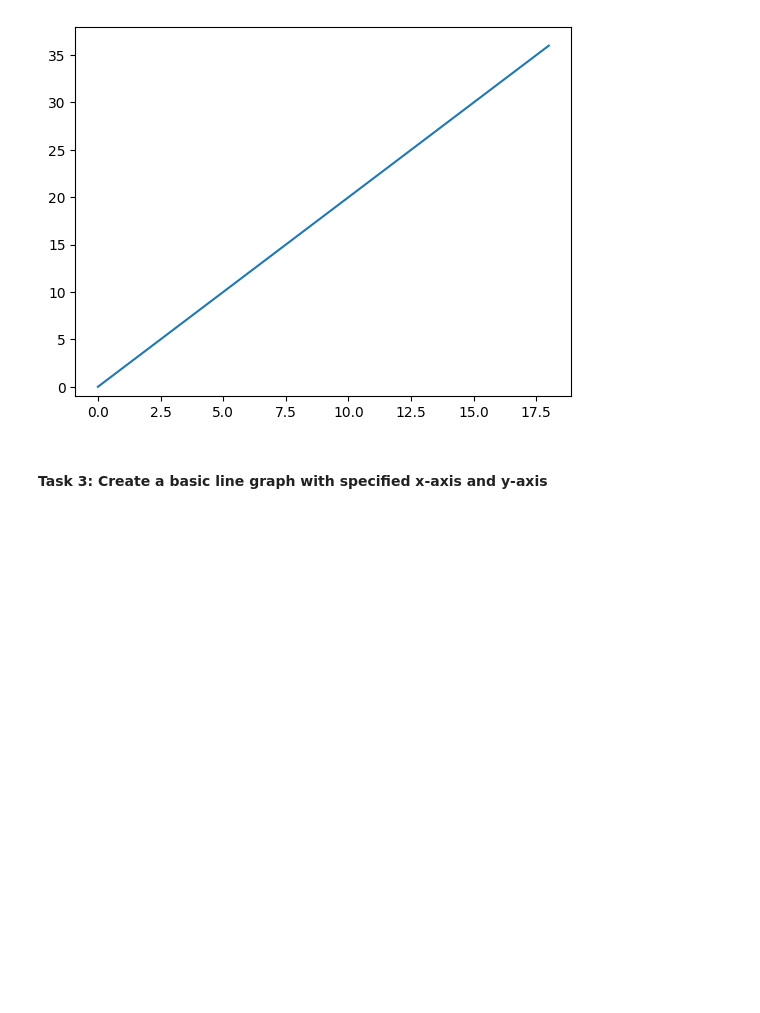
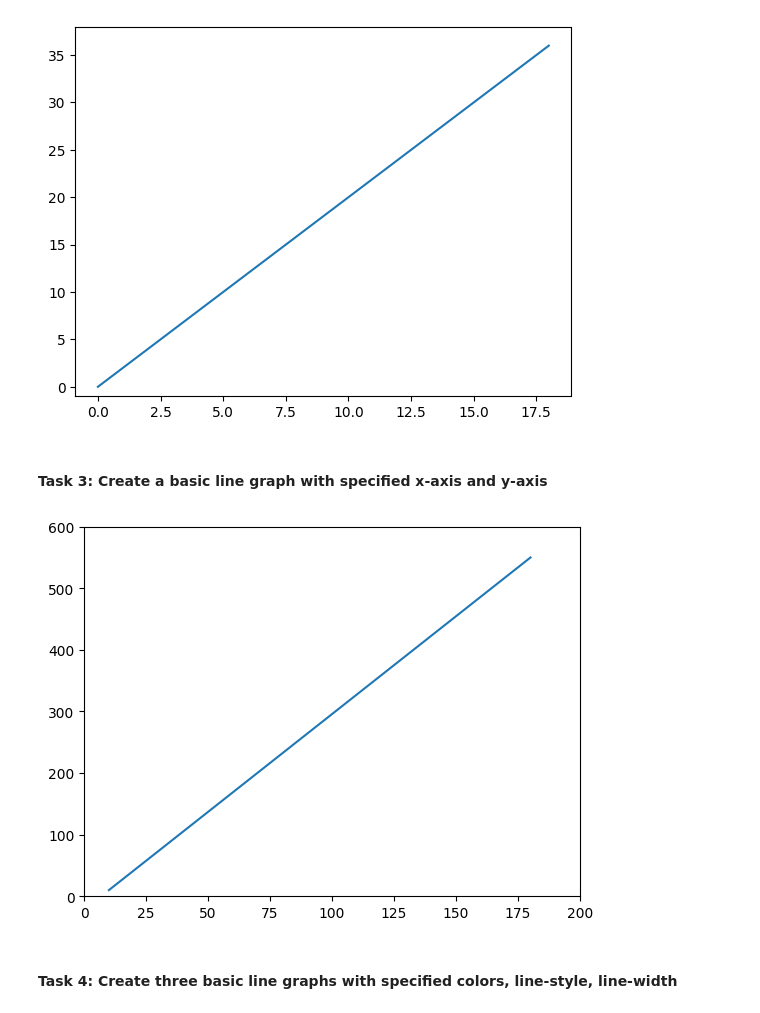
Before and after one commit to iyliahutta/Intro-to-Programming-for-DS, a Jupyter notebook: Lab 3/Lab 3.ipynb, the cells around one changed output. Drawn from its saved outputs; the diff is of its cells as text; code cells hidden in the pictures; blank space fills up the shorter version.

Commit message:
lab 3 - complete part 2 task 3

```diff
--- a/Lab 3/Lab 3.ipynb
+++ b/Lab 3/Lab 3.ipynb
@@ -31,3 +31,17 @@ plt.show()
 [figure]
 # %% [markdown]
 #### Task 3: Create a basic line graph with specified x-axis and y-axis
+# %%
+x = np.linspace(10,180,20)
+y = np.linspace(10,550,20)
+
+fig = plt.figure()
+ax = fig.add_subplot(111)
+ax.plot(x, y)
+ax.set_xlim(0,200)
+ax.set_ylim(0,600)
+plt.show()
+# %% [output]
+[figure, added]
+# %% [markdown]
+#### Task 4: Create three basic line graphs with specified colors, line-style, line-width
```
